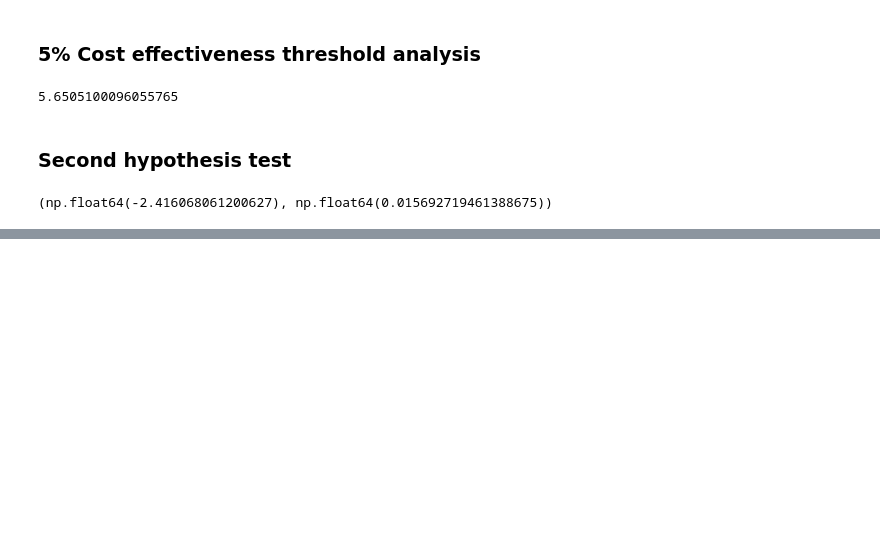
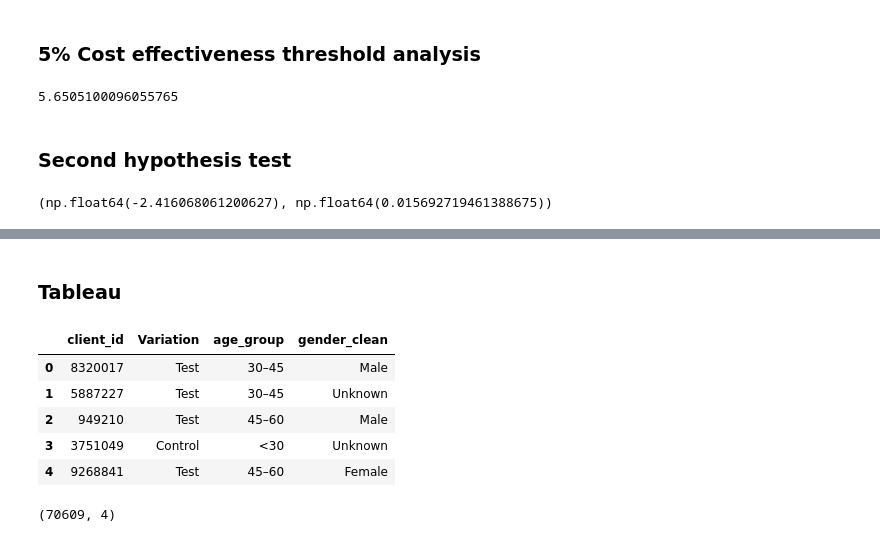
Before and after one commit to cgveradi/house_martell_project, a Jupyter notebook: notebooks/Zina_notebooks/zina_notebook.ipynb, the cells around one changed output, grey strips where cells are left out. Drawn from its saved outputs; the diff is of its cells as text; code cells hidden in the pictures; blank space fills up the shorter version.

Commit message:
Tableau

```diff
--- a/notebooks/Zina_notebooks/zina_notebook.ipynb
+++ b/notebooks/Zina_notebooks/zina_notebook.ipynb
@@ -505,0 +589,18 @@ stat, p_value
+# %% [markdown]
+### Tableau
+# %%
+# Importing the newly created demographics table (created this table in MySQL) :
+demographics = pd.read_sql("SELECT * FROM demographics",con=engine)
+# %%
+demographics.head()
+# %% [output]
+|  | client_id | Variation | age_group | gender_clean |
+| 0 | 8320017 | Test | 30–45 | Male |
+| 1 | 5887227 | Test | 30–45 | Unknown |
+| 2 | 949210 | Test | 45–60 | Male |
+| 3 | 3751049 | Control | <30 | Unknown |
+| 4 | 9268841 | Test | 45–60 | Female |
+# %%
+demographics.shape
+# %% [output]
+(70609, 4)
```
Also changed, not shown: parts of 15 cells of this notebook, 1 other file.
